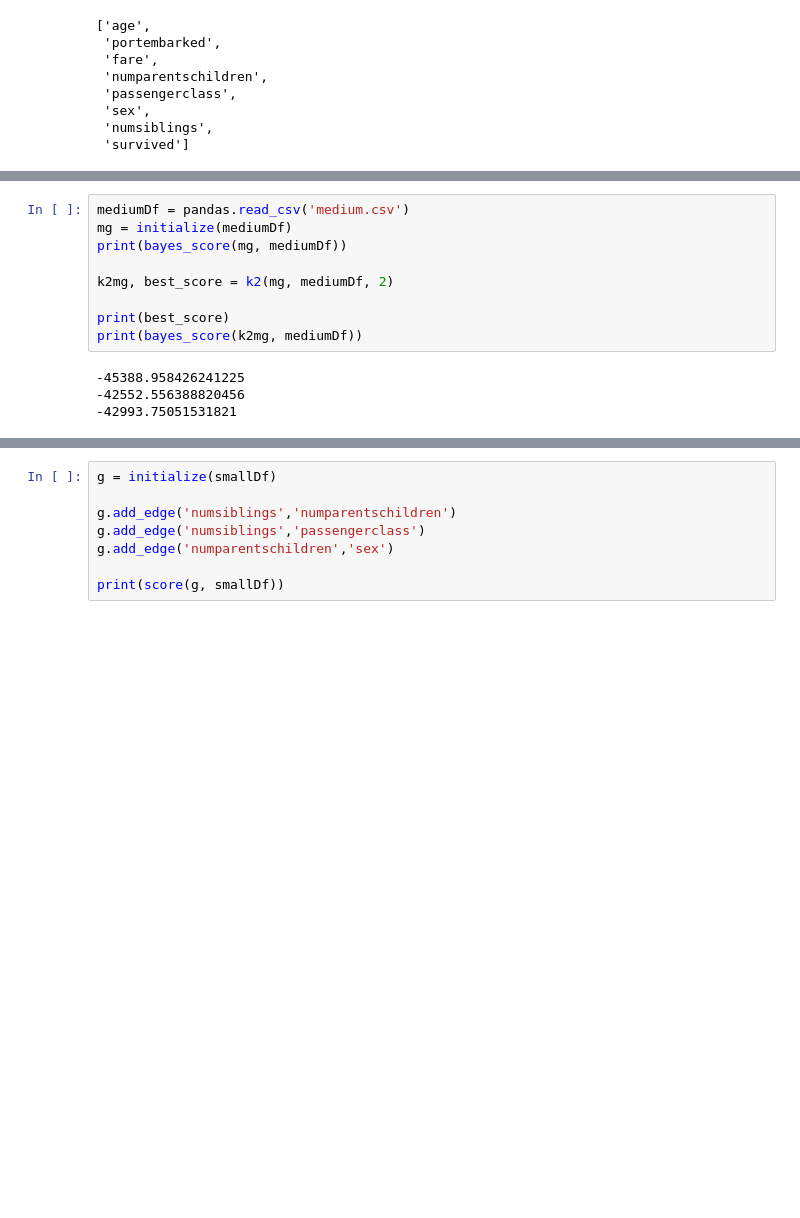
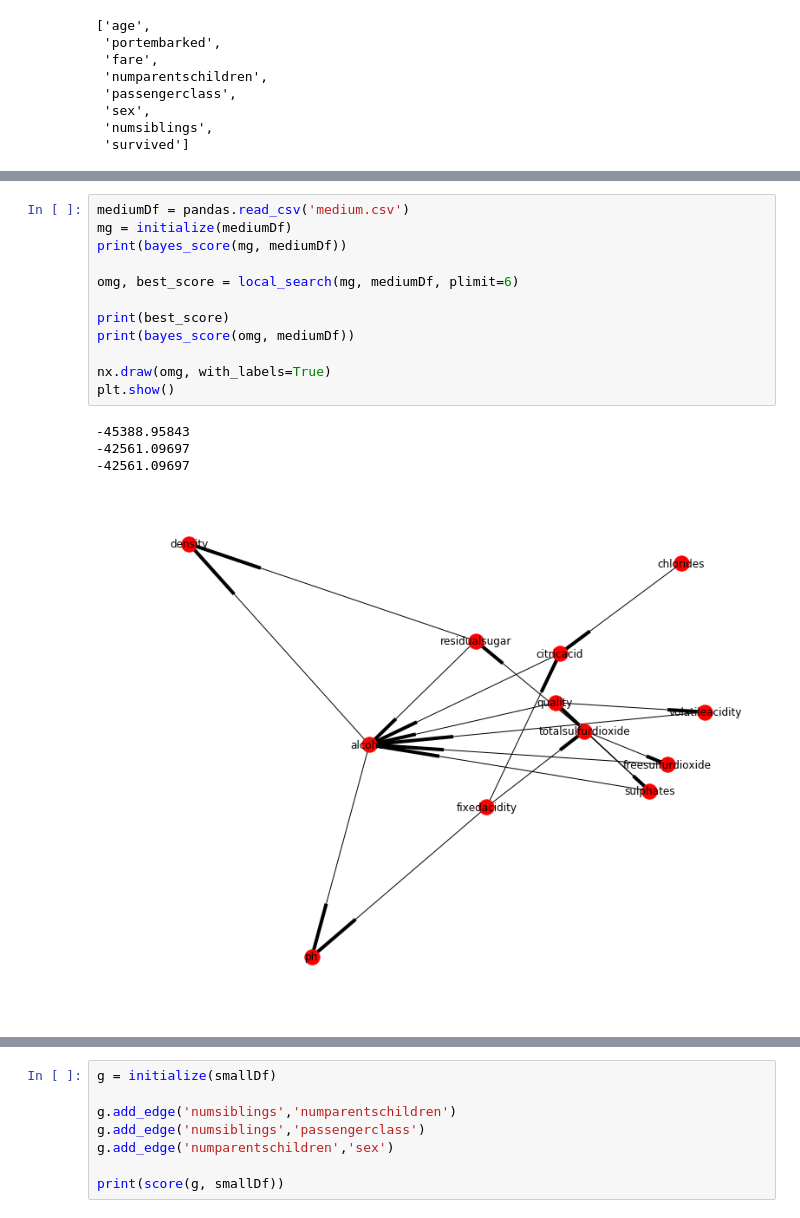
Before and after one commit to christydennison/cs229, a Jupyter notebook: project1.ipynb, the cells around one changed output, grey strips where cells are left out. Drawn from its saved outputs; the diff is of its cells as text; blank space fills up the shorter version.

```diff
--- a/project1.ipynb
+++ b/project1.ipynb
@@ -148,13 +179,17 @@ print(bayes_score(tg, smallDf))
 # %%
 mediumDf = pandas.read_csv('medium.csv')
 mg = initialize(mediumDf)
 print(bayes_score(mg, mediumDf))
 
-k2mg, best_score = k2(mg, mediumDf, 2)
+omg, best_score = local_search(mg, mediumDf, plimit=6)
 
 print(best_score)
-print(bayes_score(k2mg, mediumDf))
+print(bayes_score(omg, mediumDf))
+
+nx.draw(omg, with_labels=True)
+plt.show()
 # %% [output]
--45388.958426241225
--42552.556388820456
--42993.75051531821
+-45388.95843
+-42561.09697
+-42561.09697
+[figure, added]
```
Also changed, not shown: parts of 16 cells of this notebook, 2 other files.
